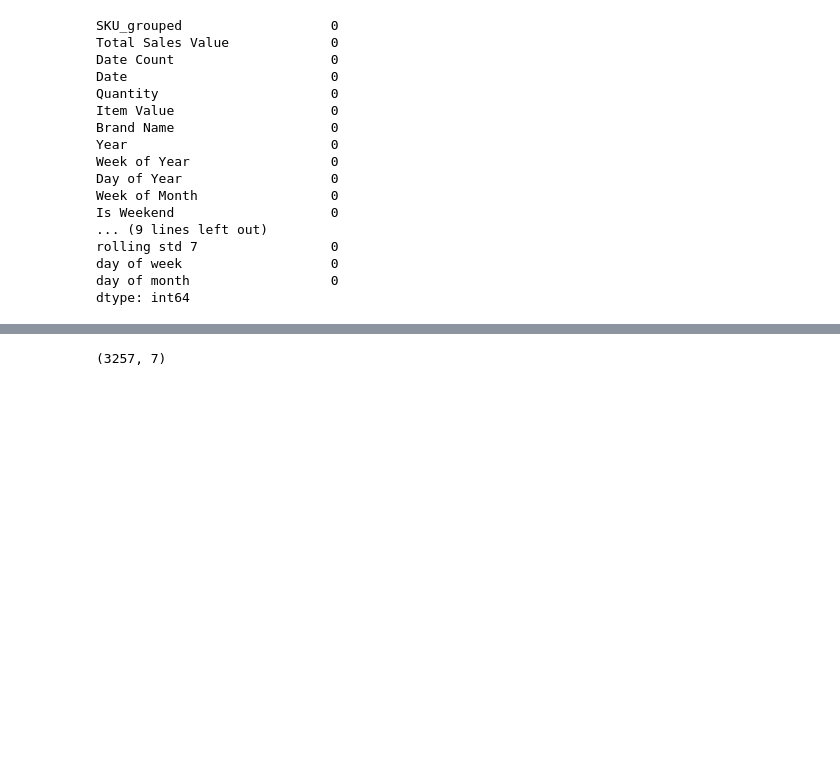
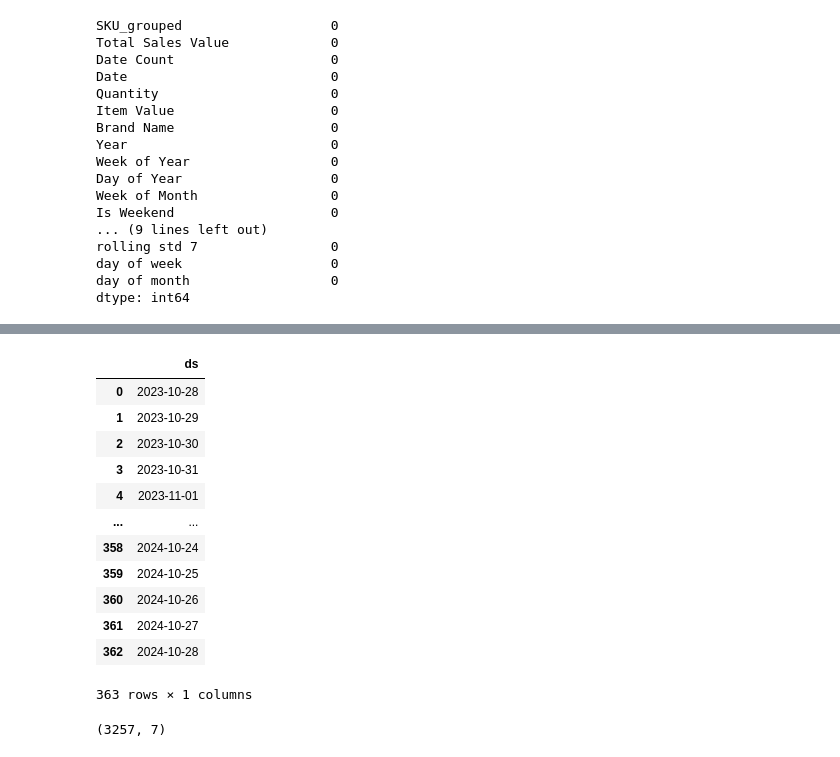
Before and after one commit to Dimpleraj1991/PicknDal, a Jupyter notebook: Day_forecastor.ipynb, the cells around one changed output, grey strips where cells are left out. Saved outputs shown, nothing was run; the diff lists cells and outputs as text; code cells hidden in the pictures; blank space fills up the shorter version.

Commit message:
Bhanu Version V2
Day ahead with prophet

```diff
--- a/Day_forecastor.ipynb
+++ b/Day_forecastor.ipynb
@@ -345,24 +472,35 @@ for sku in unique_skus:
     print(f'Forecasting for SKU:{sku}')
 
     main_df=sales_data_grouped_select[sales_data_grouped_select['SKU_grouped']==sku]
+
     max_date=main_df['Date'].max()
     max_train_date=main_df['Date'].max()-timedelta(days=30)
-    train_df=main_df[main_df['Date']<max_train_date]
-    test_df=main_df[main_df['Date']>=max_train_date]
+    main_df['Week of Year'] = main_df['Week of Year'].astype(int)
+    train_df=main_df[main_df['Date']<=max_train_date]
+    test_df=main_df[main_df['Date']>max_train_date]
 
-    model_features=['Year', 'Week of Year', 'Week of Month', 'Is Weekend', 'Is Holiday',
+    model_features=["Year",'Week of Year', 'Week of Month', 'Is Weekend', 'Is Holiday',
        'is_14_days_before_holiday', 'is_14_days_before_festival',
        'is_7_days_before_holiday', 'is_7_days_before_festival', 'demand_lag_1',
        'demand_lag_7', 'demand_lag_14', 'rolling mean 7', 'rolling std 7',
        'day of week', 'day of month']
-    combined_data,train_wmape,test_wmape,xgb_model=xgb_forecast(train_df,test_df,30,model_features)
+    combined_data_xgb,train_wmape,test_wmape,xgb_model=xgb_forecast(train_df,test_df,30,model_features)
     future=xgb_forecaster(main_df,test_df,xgb_model,model_features,60)
-    results[len(results)]=[sku,"XGBoost",train_wmape,test_wmape]
-    sku_df=pd.concat([combined_data,future])
+    results.loc[len(results)] = [sku, "XGBoost", train_wmape, test_wmape]
+    sku_df_xgb=pd.concat([combined_data_xgb,future])
+    sku_df_xgb["Train_wmape"]=train_wmape
+    sku_df_xgb["Test_wmape"]=test_wmape
+    sku_df_xgb["Model"]="XGBoost"
+    print(f'WMAPE for {sku}:{train_wmape} (train) and {test_wmape} (test)')
+    combined_data_prophet,train_wmape,test_wmape,prophet_model=multivariate_prophet(train_df,test_df,30,model_features)
+    future=multi_prophet_forecasting(main_df,test_df,prophet_model,model_features,60)
+    results.loc[len(results)] = [sku, "Prophet", train_wmape, test_wmape]
+    sku_df=pd.concat([combined_data_prophet,future])
     sku_df["Train_wmape"]=train_wmape
     sku_df["Test_wmape"]=test_wmape
-    sku_df["Model"]="XGBoost"
+    sku_df["Model"]="Prophet"
     print(f'WMAPE for {sku}:{train_wmape} (train) and {test_wmape} (test)')
+
     forecast_df=pd.concat([forecast_df,sku_df],axis=0)
 # %% [output]
 Forecasting for SKU:MuscleBlaze Biozyme Performance Whey
@@ -403,0 +576,16 @@ WMAPE for MuscleBlaze Limited Edition Gym Duffle Bag:0.27121368835842796 (train)
+# %%
+future
+# %% [output]
+|  | ds |
+| 0 | 2023-10-28 |
+| 1 | 2023-10-29 |
+| 2 | 2023-10-30 |
+| 3 | 2023-10-31 |
+| 4 | 2023-11-01 |
+| ... | ... |
+| 358 | 2024-10-24 |
+| 359 | 2024-10-25 |
+| 360 | 2024-10-26 |
+| 361 | 2024-10-27 |
+| 362 | 2024-10-28 |
+363 rows × 1 columns
```
Also changed, not shown: parts of 8 cells of this notebook.
